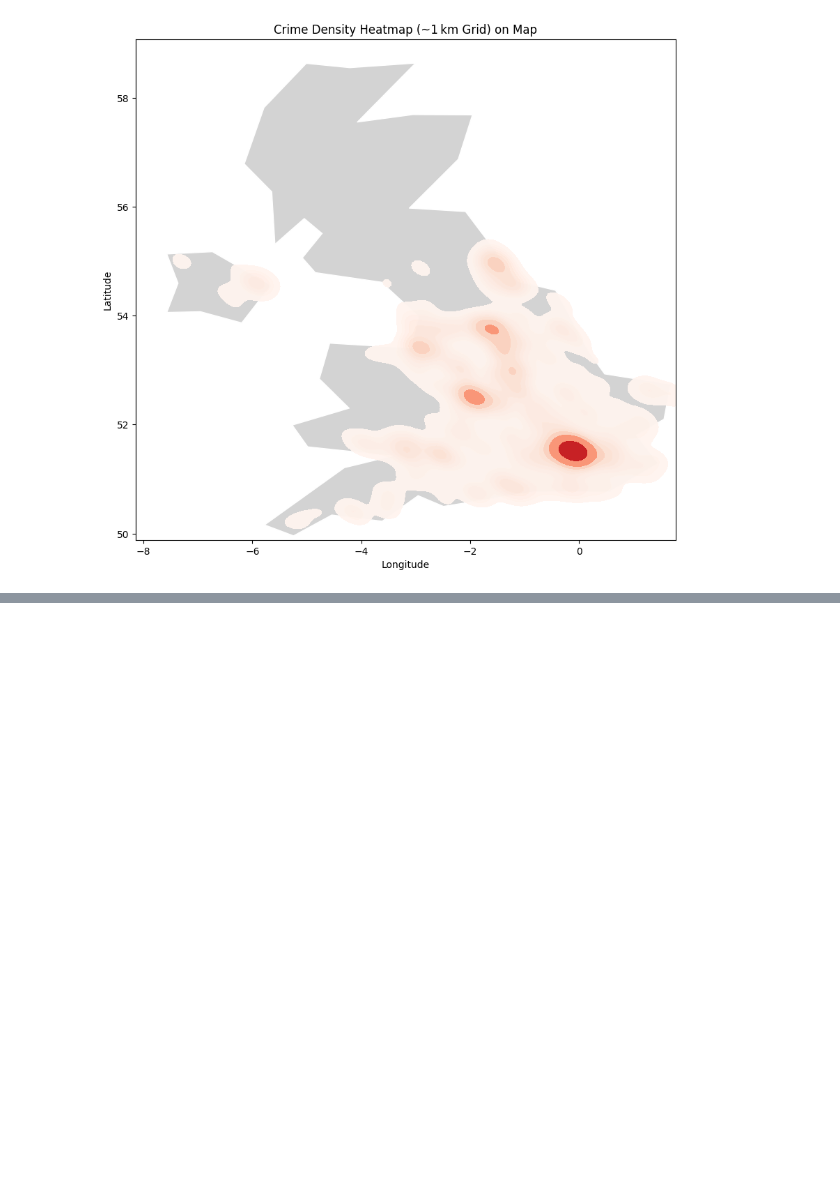
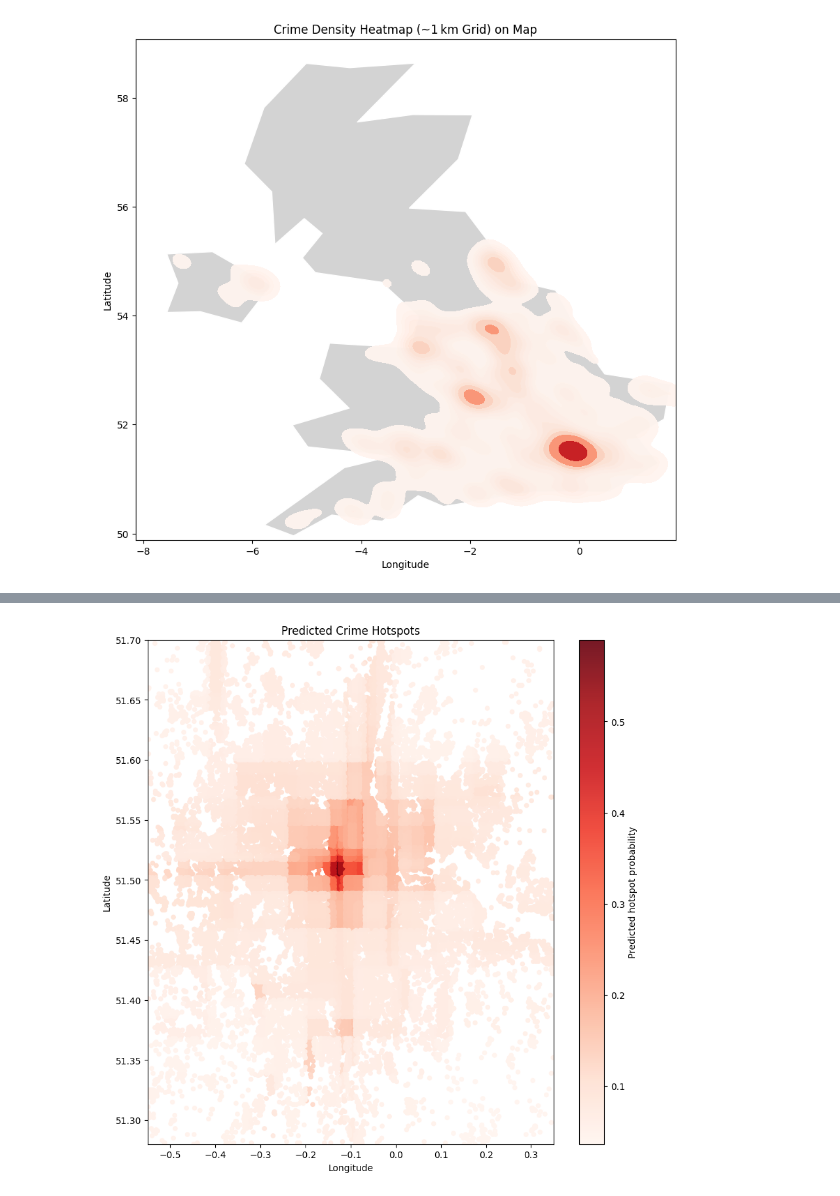
Before and after one commit to EnekoIsturitzSesma/Large-Sacale-Data-Crime-in-London, a Jupyter notebook: data_analysis_crimes_by_arrea.ipynb, the cells around one changed output, grey strips where cells are left out. Cells and saved outputs as stored; diff of their text form; code cells hidden in the pictures; blank space fills up the shorter version.

```diff
--- a/data_analysis_crimes_by_arrea.ipynb
+++ b/data_analysis_crimes_by_arrea.ipynb
@@ -397,0 +834,31 @@ plt.show()
+# %%
+pred_pd = pred_scored.filter(F.col("year") == 2025).filter(F.col("month_num") == 8).select(
+    "lat_bin", "lon_bin", "p_hotspot"
+).toPandas().sort_values("p_hotspot", ascending=False)
+
+BIN_SIZE = 0.001
+
+pred_pd["lat"] = pred_pd["lat_bin"] * BIN_SIZE
+pred_pd["lon"] = pred_pd["lon_bin"] * BIN_SIZE
+
+plt.figure(figsize=(10, 10))
+
+sc = plt.scatter(
+    pred_pd["lon"],
+    pred_pd["lat"],
+    c=pred_pd["p_hotspot"],
+    cmap="Reds",
+    s=20,
+    alpha=0.9
+)
+
+plt.colorbar(sc, label="Predicted hotspot probability")
+plt.xlabel("Longitude")
+plt.ylabel("Latitude")
+plt.title("Predicted Crime Hotspots")
+plt.xlim(LONDON_LON_MIN, LONDON_LON_MAX)
+plt.ylim(LONDON_LAT_MIN, LONDON_LAT_MAX)
+
+plt.show()
+# %% [output]
+[figure, added]
```
Also changed, not shown: parts of 19 cells of this notebook, 9 other files.
